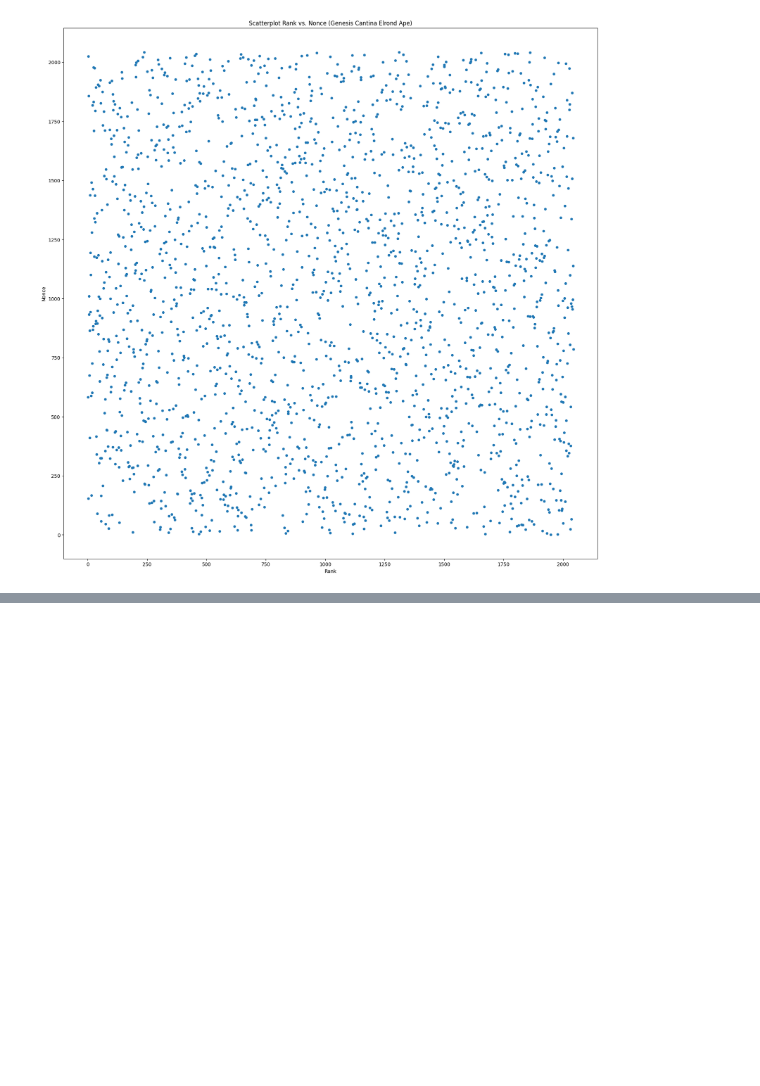
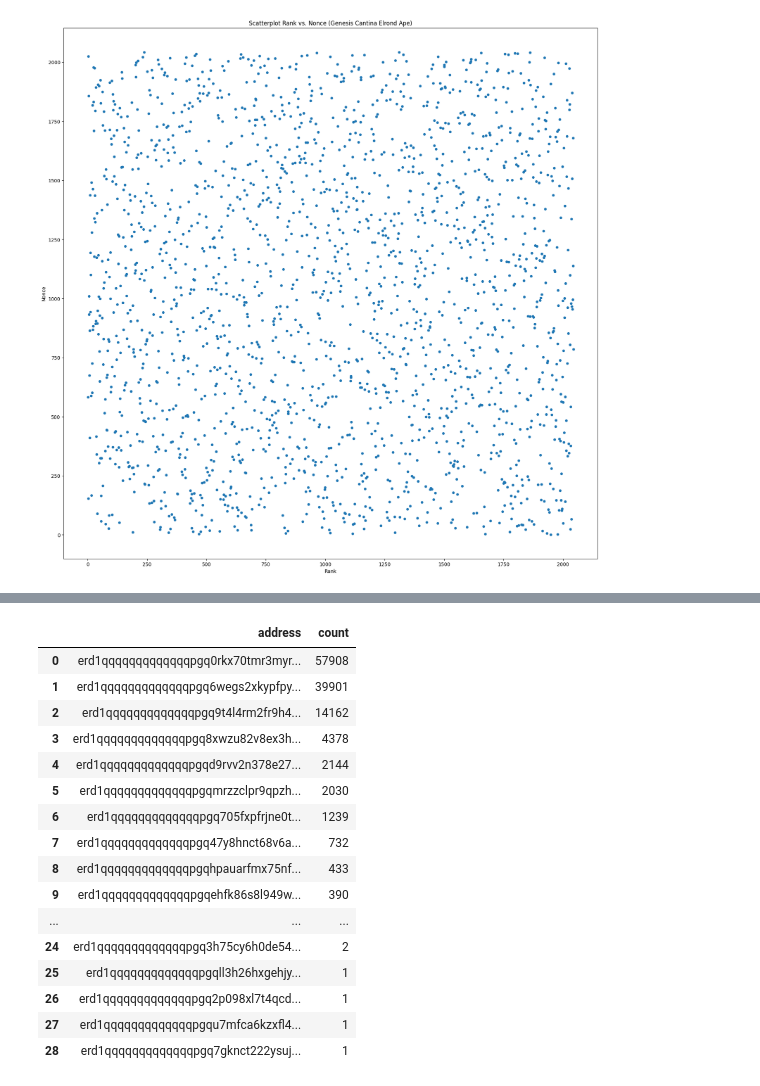
Before and after one commit to VincenzoImp/Cantina-Royale, a Jupyter notebook: NFT data/05_analysis.ipynb, the cells around one changed output, grey strips where cells are left out. Drawn from its saved outputs; the diff is of its cells as text; code cells hidden in the pictures; blank space fills up the shorter version.

```diff
--- a/NFT data/05_analysis.ipynb
+++ b/NFT data/05_analysis.ipynb
@@ -210,7 +185,5 @@ for nft in transactions:
             if key not in keys:
                 keys[key] = 0
             keys[key] += 1
-        if transaction['txHash'] == '8051c936892c2088852c821fb3c5a8ed39a0433e588f9678eabffa0f94b33802':
-            p = transaction
-p
+keys
 # %% [output]
@@ -233,0 +207,56 @@ p
+# %%
+result = {}
+for identifier in transactions:
+    result[identifier] = []
+    for transaction in transactions[identifier]['transactions']:
+        d = {
+            'txHash': transaction['txHash'],
+            'timestamp': transaction['timestamp'],
+            'sender': transaction['sender'],
+            'function': transaction['function'],
+            'value': transaction['value'],
+            'type': transaction['type'],
+            'category': transaction['action']['category'],
+            'name': transaction['action']['name'],
+            'receiver': transaction['action']['arguments']['receiver']
+        }
+        result[identifier].append(d)
+    result[identifier] = sorted(result[identifier], key=lambda x: x['timestamp'])
+# %%
+holder = {}
+for identifier in result:
+    holder[identifier] = []
+    for index, transaction in enumerate(result[identifier]):
+        if index == 0 and transaction['sender'] != transaction['receiver']:
+            holder[identifier].append(transaction['sender'])
+            holder[identifier].append(transaction['receiver'])
+        elif transaction['sender'] == holder[identifier][-1] and transaction['sender'] != transaction['receiver']:
+            holder[identifier].append(transaction['receiver'])
+# %%
+contracts = {}
+for identifier in holder:
+    for index, address in enumerate(holder[identifier]):
+        if address.startswith('erd1qqqqqqqqqqqqqpgq'):
+            if address not in contracts:
+                contracts[address] = 1
+            else:
+                contracts[address] += 1
+pd.DataFrame.from_dict(contracts, orient='index', columns=['count']).sort_values(by='count', ascending=False).reset_index().rename(columns={'index': 'address'})
+# %% [output]
+|  | address | count |
+| 0 | erd1qqqqqqqqqqqqqpgq0rkx70tmr3myr... | 57908 |
+| 1 | erd1qqqqqqqqqqqqqpgq6wegs2xkypfpy... | 39901 |
+| 2 | erd1qqqqqqqqqqqqqpgq9t4l4rm2fr9h4... | 14162 |
+| 3 | erd1qqqqqqqqqqqqqpgq8xwzu82v8ex3h... | 4378 |
+| 4 | erd1qqqqqqqqqqqqqpgqd9rvv2n378e27... | 2144 |
+| 5 | erd1qqqqqqqqqqqqqpgqmrzzclpr9qpzh... | 2030 |
+| 6 | erd1qqqqqqqqqqqqqpgq705fxpfrjne0t... | 1239 |
+| 7 | erd1qqqqqqqqqqqqqpgq47y8hnct68v6a... | 732 |
+| 8 | erd1qqqqqqqqqqqqqpgqhpauarfmx75nf... | 433 |
+| 9 | erd1qqqqqqqqqqqqqpgqehfk86s8l949w... | 390 |
+| ... | ... | ... |
+| 24 | erd1qqqqqqqqqqqqqpgq3h75cy6h0de54... | 2 |
+| 25 | erd1qqqqqqqqqqqqqpgqll3h26hxgehjy... | 1 |
+| 26 | erd1qqqqqqqqqqqqqpgq2p098xl7t4qcd... | 1 |
+| 27 | erd1qqqqqqqqqqqqqpgqu7mfca6kzxfl4... | 1 |
+| 28 | erd1qqqqqqqqqqqqqpgq7gknct222ysuj... | 1 |
```
Also changed, not shown: parts of 6 cells of this notebook, 3 other files.
